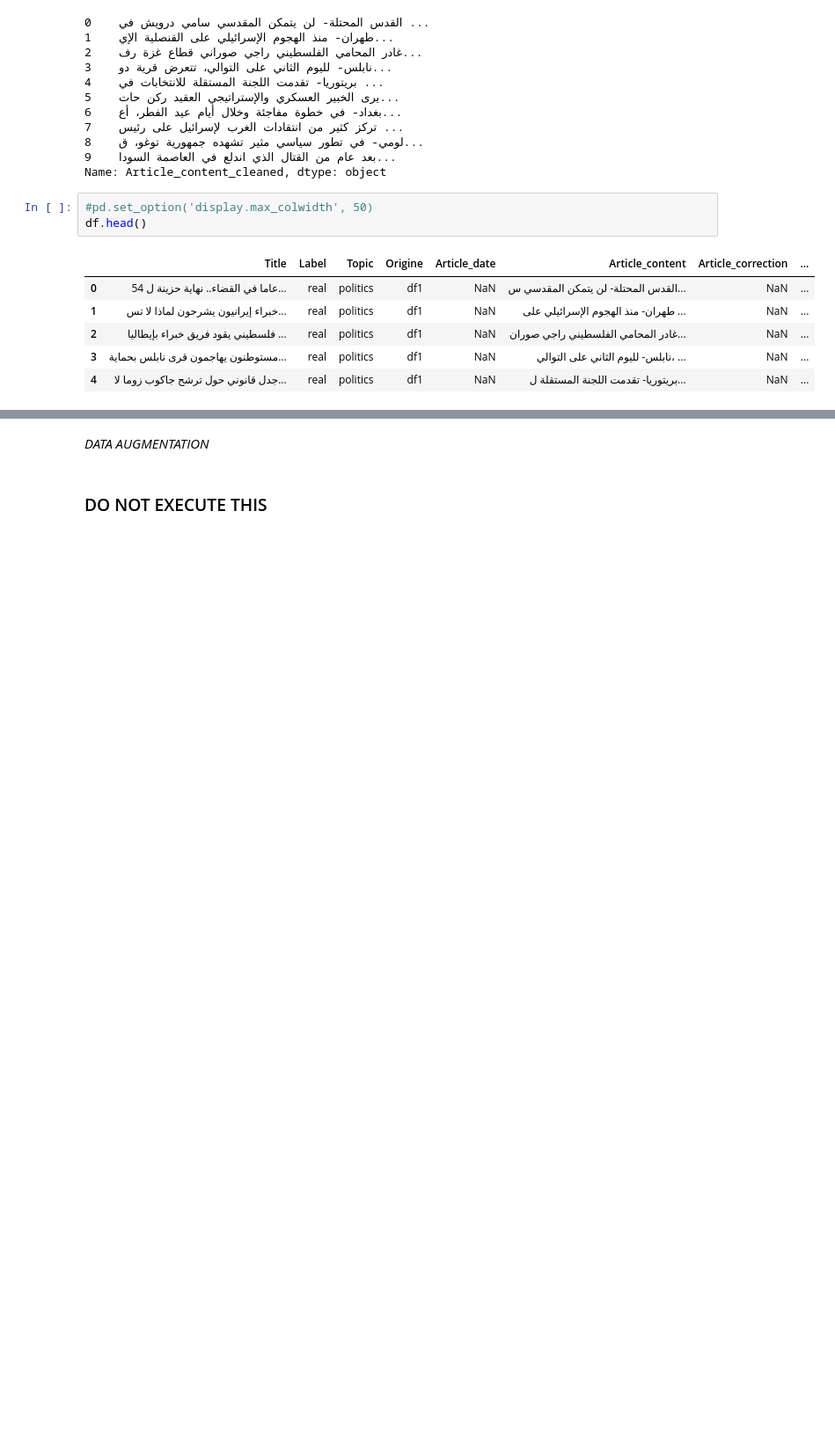
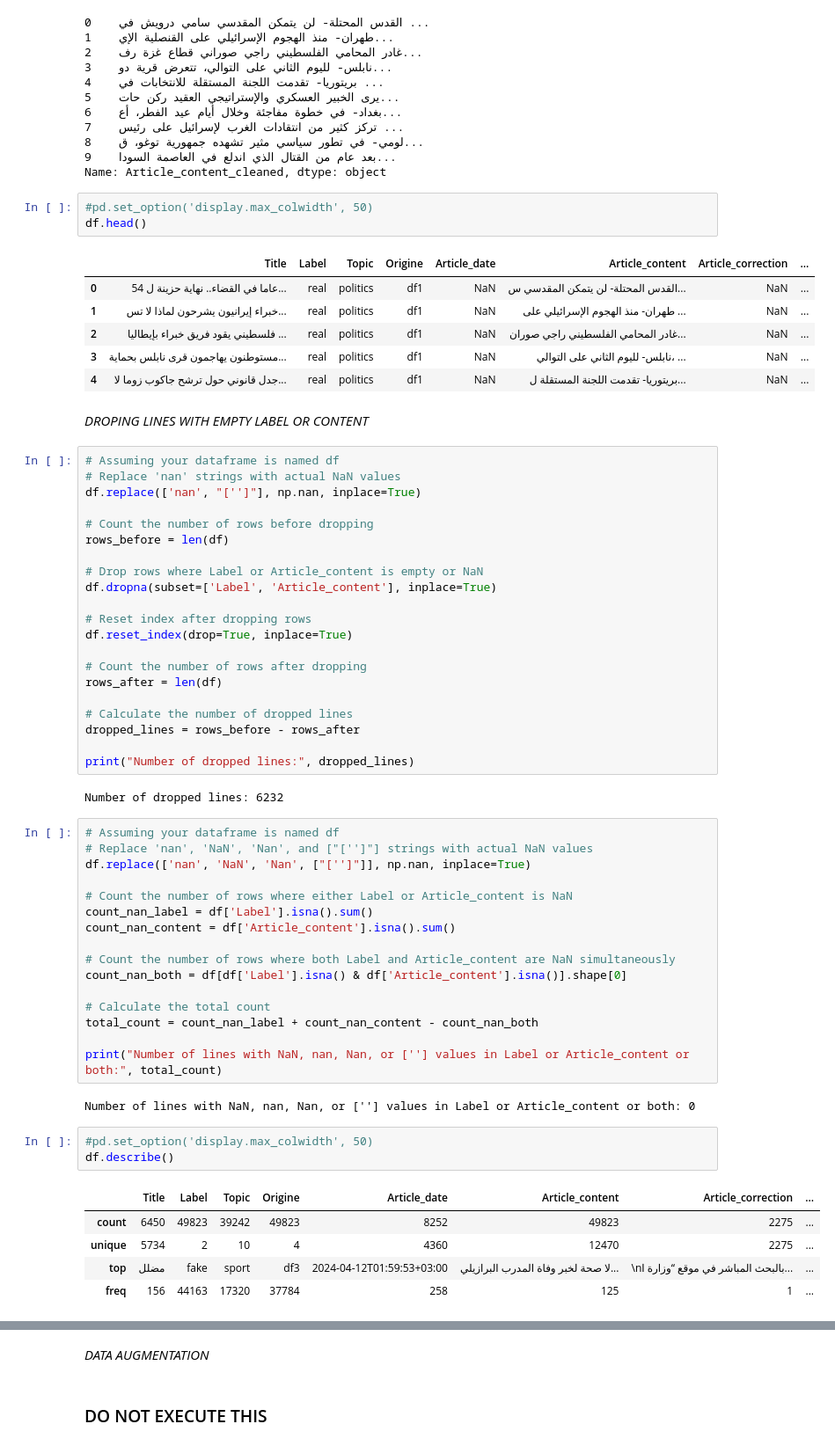
Before and after one commit to elaaatif/NLP-Creation-of-BERT-LSTM-BILSTM-for-Arabic-news-Dataset, a Jupyter notebook: DATA-CLEANING.IPYNB, the cells around one changed output, grey strips where cells are left out. Shown: that part at 88% size. Cells and saved outputs as stored; diff of their text form; blank space fills up the shorter version.

Commit message:
DATA-CLEANING + HANDELING MISSING VALUES

```diff
--- a/DATA-CLEANING.IPYNB
+++ b/DATA-CLEANING.IPYNB
@@ -331,3 +331,55 @@ df.head()
 | 2 | فلسطيني يقود فريق خبراء بإيطاليا ... | real | politics | df1 | NaN | غادر المحامي الفلسطيني راجي صوران... | NaN | ... |
 | 3 | مستوطنون يهاجمون قرى نابلس بحماية... | real | politics | df1 | NaN | نابلس- لليوم الثاني على التوالي، ... | NaN | ... |
 | 4 | جدل قانوني حول ترشح جاكوب زوما لا... | real | politics | df1 | NaN | بريتوريا- تقدمت اللجنة المستقلة ل... | NaN | ... |
+# %% [markdown]
+*DROPING LINES WITH EMPTY LABEL OR CONTENT*
+# %%
+# Assuming your dataframe is named df
+# Replace 'nan' strings with actual NaN values
+df.replace(['nan', "['']"], np.nan, inplace=True)
+
+# Count the number of rows before dropping
+rows_before = len(df)
+
+# Drop rows where Label or Article_content is empty or NaN
+df.dropna(subset=['Label', 'Article_content'], inplace=True)
+
+# Reset index after dropping rows
+df.reset_index(drop=True, inplace=True)
+
+# Count the number of rows after dropping
+rows_after = len(df)
+
+# Calculate the number of dropped lines
+dropped_lines = rows_before - rows_after
+
+print("Number of dropped lines:", dropped_lines)
+# %% [output]
+Number of dropped lines: 6232
+# %%
+# Assuming your dataframe is named df
+# Replace 'nan', 'NaN', 'Nan', and ["['']"] strings with actual NaN values
+df.replace(['nan', 'NaN', 'Nan', ["['']"]], np.nan, inplace=True)
+
+# Count the number of rows where either Label or Article_content is NaN
+count_nan_label = df['Label'].isna().sum()
+count_nan_content = df['Article_content'].isna().sum()
+
+# Count the number of rows where both Label and Article_content are NaN simultaneously
+count_nan_both = df[df['Label'].isna() & df['Article_content'].isna()].shape[0]
+
+# Calculate the total count
+total_count = count_nan_label + count_nan_content - count_nan_both
+
+print("Number of lines with NaN, nan, Nan, or [''] values in Label or Article_content or both:", total_count)
+# %% [output]
+Number of lines with NaN, nan, Nan, or [''] values in Label or Article_content or both: 0
+# %%
+#pd.set_option('display.max_colwidth', 50)
+df.describe()
+# %% [output]
+|  | Title | Label | Topic | Origine | Article_date | Article_content | Article_correction | ... |
+| count | 6450 | 49823 | 39242 | 49823 | 8252 | 49823 | 2275 | ... |
+| unique | 5734 | 2 | 10 | 4 | 4360 | 12470 | 2275 | ... |
+| top | مضلل | fake | sport | df3 | 2024-04-12T01:59:53+03:00 | لا صحة لخبر وفاة المدرب البرازيلي... | \nبالبحث المباشر في موقع “وزارة ا... | ... |
+| freq | 156 | 44163 | 17320 | 37784 | 258 | 125 | 1 | ... |
```
Also changed, not shown: parts of 5 cells of this notebook.
